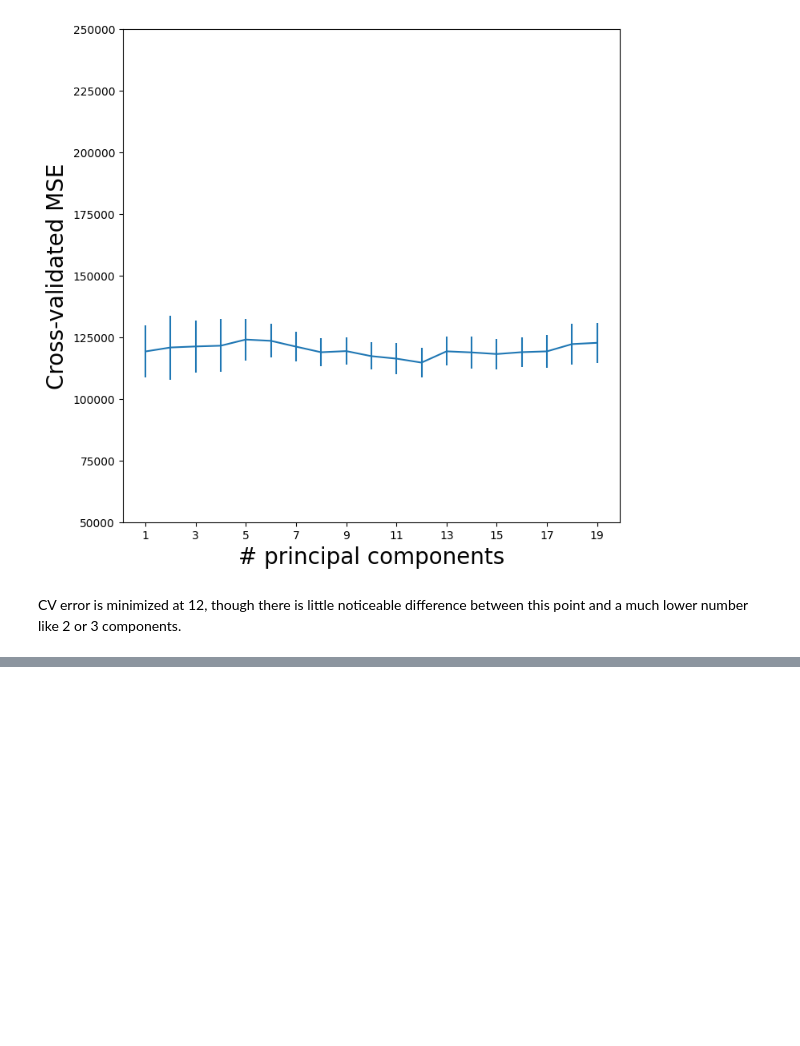
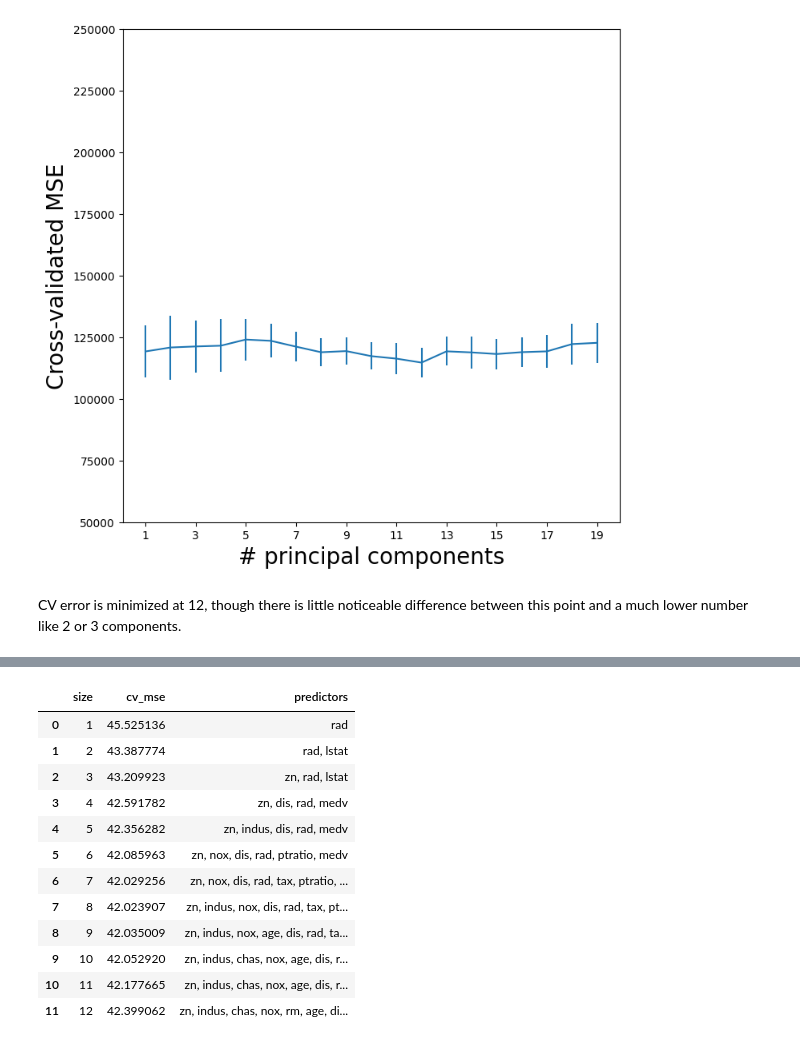
Before and after one commit to falrubaian/steamily_test2, a Jupyter notebook: Ch06-varselect-lab.ipynb, the cells around one changed output, grey strips where cells are left out. Cells and saved outputs as stored; diff of their text form; code cells hidden in the pictures; blank space fills up the shorter version.

```diff
--- a/Ch06-varselect-lab.ipynb
+++ b/Ch06-varselect-lab.ipynb
@@ -994,0 +1036,29 @@ though there is little noticeable difference between this point and a much lower
+# %%
+best_by_size = {}
+Xb_df = pd.DataFrame(Xb_s, columns=Xb.columns)
+
+for k in range(1, p + 1):
+    best_mse_k, best_subset_k = np.inf, None
+    for combo in combinations(Xb.columns, k):
+        mse = cv_mse(Xb_df[list(combo)], Yb, kfold_b)
+        if mse < best_mse_k:
+            best_mse_k, best_subset_k = mse, combo
+    best_by_size[k] = (best_mse_k, best_subset_k)
+
+subset_results = pd.DataFrame([(k, v[0], ', '.join(v[1])) for k, v in best_by_size.items()],
+                               columns=['size', 'cv_mse', 'predictors'])
+subset_results
+# %% [output]
+|  | size | cv_mse | predictors |
+| 0 | 1 | 45.525136 | rad |
+| 1 | 2 | 43.387774 | rad, lstat |
+| 2 | 3 | 43.209923 | zn, rad, lstat |
+| 3 | 4 | 42.591782 | zn, dis, rad, medv |
+| 4 | 5 | 42.356282 | zn, indus, dis, rad, medv |
+| 5 | 6 | 42.085963 | zn, nox, dis, rad, ptratio, medv |
+| 6 | 7 | 42.029256 | zn, nox, dis, rad, tax, ptratio, ... |
+| 7 | 8 | 42.023907 | zn, indus, nox, dis, rad, tax, pt... |
+| 8 | 9 | 42.035009 | zn, indus, nox, age, dis, rad, ta... |
+| 9 | 10 | 42.052920 | zn, indus, chas, nox, age, dis, r... |
+| 10 | 11 | 42.177665 | zn, indus, chas, nox, age, dis, r... |
+| 11 | 12 | 42.399062 | zn, indus, chas, nox, rm, age, di... |
```
Also changed, not shown: parts of 13 cells of this notebook.
